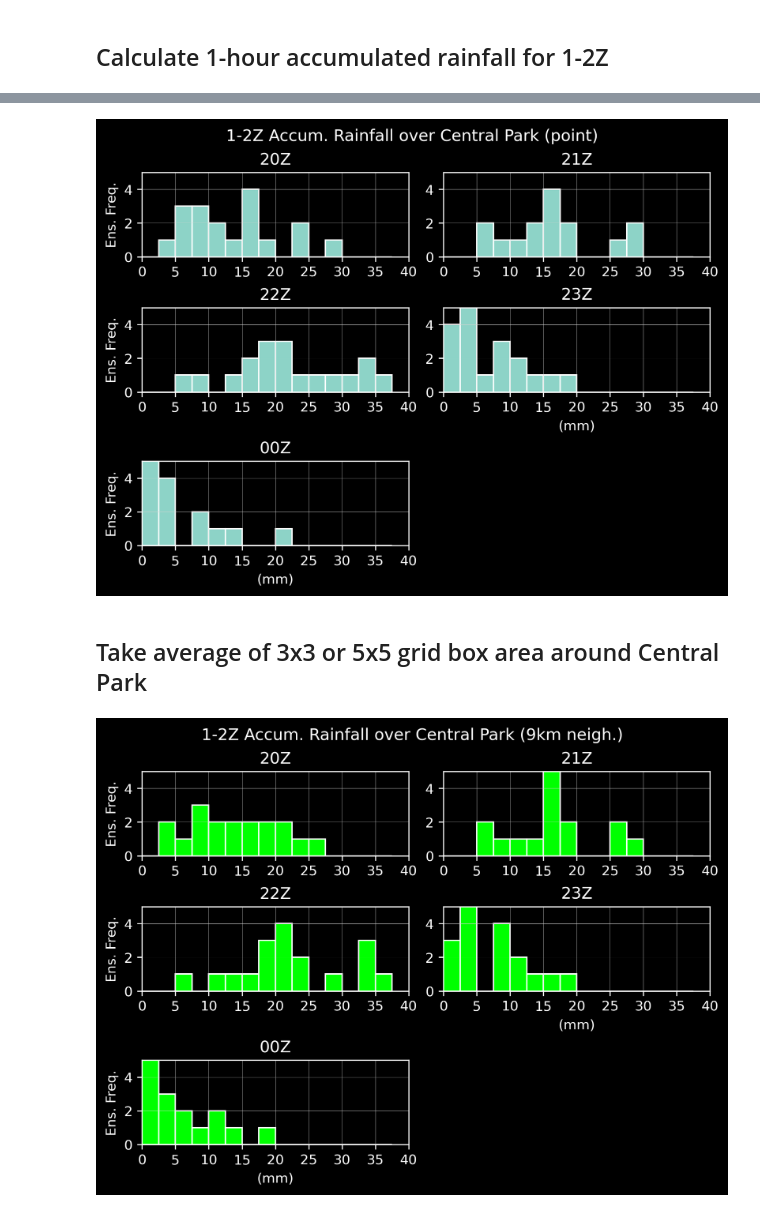
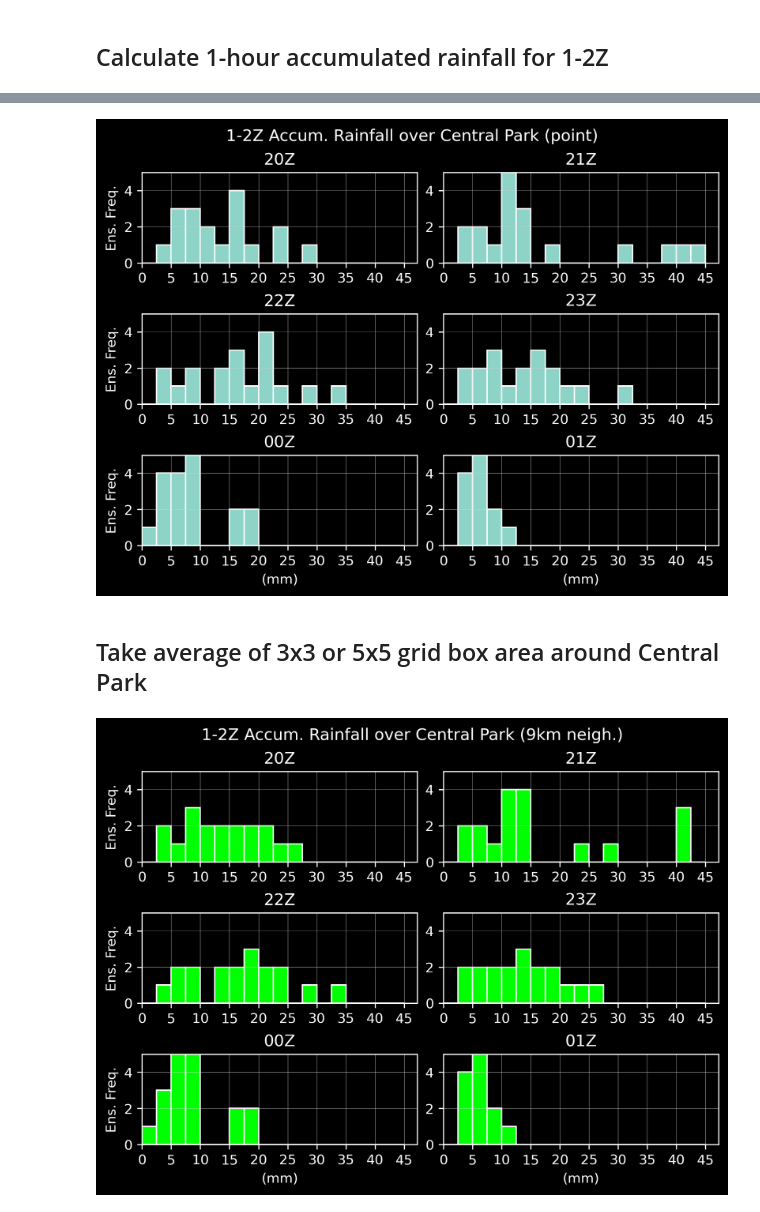
Before and after one commit to tyfolino/ida-precip, a Jupyter notebook: precip-histograms.ipynb, the cells around one changed output, grey strips where cells are left out. Drawn from its saved outputs; the diff is of its cells as text; code cells hidden in the pictures.

```diff
--- a/precip-histograms.ipynb
+++ b/precip-histograms.ipynb
@@ -43,6 +43,8 @@ rainnc_23Z = xr.concat([fix_xtime(load("RAINNC","23Z",e),"23") for e in range(1,
                        "ens")
 rainnc_00Z = xr.concat([fix_xtime(load("RAINNC","00Z",e),"00") for e in range(1,19)],
                        "ens")
+rainnc_01Z = xr.concat([fix_xtime(load("RAINNC","01Z",e),"01") for e in range(1,19)],
+                       "ens")
 # %% [markdown]
 ## Find the point closest to Central Park
 # %%
@@ -63,16 +65,16 @@ nyc_inds = distance.argmin(dim=["south_north","west_east"])
 # %%
 def get_NYC_1Z_to_2Z(ds_in: xr.Dataset, lat_index: xr.DataArray,
                       lon_index: xr.DataArray):
-    hour = ds_in.isel(Time=abs(rainnc_20Z.XTIME - np.datetime64(
+    hour = ds_in.isel(Time=abs(ds_in.XTIME - np.datetime64(
         pd.to_datetime("2021-09-02 02:00:00"))).argmin()) - ds_in.isel(Time=abs(
-            rainnc_20Z.XTIME - np.datetime64(
+            ds_in.XTIME - np.datetime64(
                 pd.to_datetime("2021-09-02 01:00:00"))).argmin())
     return(hour.isel(south_north = lat_index,west_east = lon_index))
 
 def get_1Z_to_2Z(ds_in: xr.Dataset):
-    return(ds_in.isel(Time=abs(rainnc_20Z.XTIME - np.datetime64(
+    return(ds_in.isel(Time=abs(ds_in.XTIME - np.datetime64(
         pd.to_datetime("2021-09-02 02:00:00"))).argmin()) - ds_in.isel(Time=abs(
-            rainnc_20Z.XTIME - np.datetime64(
+            ds_in.XTIME - np.datetime64(
                 pd.to_datetime("2021-09-02 01:00:00"))).argmin()))
 # %%
 rainy_hour_20Z = get_NYC_1Z_to_2Z(
@@ -94,3 +96,7 @@ rainy_hour_23Z = get_NYC_1Z_to_2Z(
 rainy_hour_00Z = get_NYC_1Z_to_2Z(
     rainnc_00Z,nyc_inds["south_north"],nyc_inds["west_east"]
     ).RAINNC
+
+rainy_hour_01Z = get_NYC_1Z_to_2Z(
+    rainnc_01Z,nyc_inds["south_north"],nyc_inds["west_east"]
+    ).RAINNC
@@ -97,40 +124,40 @@ rainy_hour_00Z = get_NYC_1Z_to_2Z(
 # %%
 data_to_plot = [rainy_hour_20Z,rainy_hour_21Z,rainy_hour_22Z,
-                rainy_hour_23Z,rainy_hour_00Z]
-titles = ["20Z","21Z","22Z","23Z","00Z"]
-bin_edges = np.arange(0,37.6,2.5)
+                rainy_hour_23Z,rainy_hour_00Z,rainy_hour_01Z]
+titles = ["20Z","21Z","22Z","23Z","00Z","01Z"]
+bin_edges = np.arange(0,45.1,2.5)
 
 plt.style.use("dark_background")
 
 fig,axes = plt.subplots(nrows=3,ncols=2,sharex=True,sharey=True,
                         dpi=300,layout="constrained")
 
-for i,ax in enumerate(axes.flatten()[:-1]):
+for i,ax in enumerate(axes.flatten()):
     xr.plot.hist(data_to_plot[i],ax=ax,edgecolor='white',bins=bin_edges)
     ax.xaxis.set_tick_params(which='both',labelbottom=True)
-    ax.set_xticks(np.arange(0,41,5))
+    ax.set_xticks(np.arange(0,46,5))
     ax.yaxis.set_tick_params(which='both',labelleft=True)
     ax.grid(color='lightgray',linewidth=0.2)
     ax.set_title(titles[i])
     ax.set_xlabel("")
     if(i%2==0):
         ax.set_ylabel("Ens. Freq.")
 # xr.plot.hist(rainy_hour_20Z,ax=axes[0],edgecolor='white',bins=bin_edges)
 # axes[0].xaxis.set_tick_params(which='both',labelbottom=True)
 
 # xr.plot.hist(rainy_hour_22Z,ax=axes[1],edgecolor='white',bins=bin_edges)
 
-axes.flatten()[-1].set_visible(False)
-axes[1,1].set_xlabel("(mm)")
+# axes.flatten()[-1].set_visible(False)
+axes[2,1].set_xlabel("(mm)")
 axes[2,0].set_xlabel("(mm)")
 
 plt.ylim(0,5)
 plt.xlim(0,)
 
 plt.suptitle("1-2Z Accum. Rainfall over Central Park (point)")
 plt.show()
 # %% [output]
-[figure, old version]
+[figure, new version]
 # %% [markdown]
 ## Take average of 3x3 or 5x5 grid box area around Central Park
 # %%
@@ -160,19 +188,14 @@ rainy_hours_3x3 = [get_1Z_to_2Z(
 rainy_hours_5x5 = [get_1Z_to_2Z(
     r.mean(dim=["south_north","west_east"])) for r in rainnc_5x5]
 # %%
-titles = ["20Z","21Z","22Z","23Z","00Z"]
-bin_edges = np.arange(0,37.6,2.5)
-
-plt.style.use("dark_background")
-
 fig,axes = plt.subplots(nrows=3,ncols=2,sharex=True,sharey=True,
                         dpi=300,layout="constrained")
 
-for i,ax in enumerate(axes.flatten()[:-1]):
+for i,ax in enumerate(axes.flatten()):
     xr.plot.hist(rainy_hours_3x3[i],ax=ax,edgecolor='white',bins=bin_edges,
                 color="lime")
     ax.xaxis.set_tick_params(which='both',labelbottom=True)
-    ax.set_xticks(np.arange(0,41,5))
+    ax.set_xticks(np.arange(0,46,5))
     ax.yaxis.set_tick_params(which='both',labelleft=True)
     ax.grid(color='lightgray',linewidth=0.2)
     ax.set_title(titles[i])
@@ -180,8 +203,8 @@ for i,ax in enumerate(axes.flatten()[:-1]):
     if(i%2==0):
         ax.set_ylabel("Ens. Freq.")
 
-axes.flatten()[-1].set_visible(False)
-axes[1,1].set_xlabel("(mm)")
+# axes.flatten()[-1].set_visible(False)
+axes[2,1].set_xlabel("(mm)")
 axes[2,0].set_xlabel("(mm)")
 
 plt.ylim(0,5)
@@ -190,5 +213,5 @@ plt.xlim(0,)
 plt.suptitle("1-2Z Accum. Rainfall over Central Park (9km neigh.)")
 plt.show()
 # %% [output]
-[figure, old version]
+[figure, new version]
 # %%
```
Also changed, not shown: parts of 3 cells of this notebook, 5 other files.
